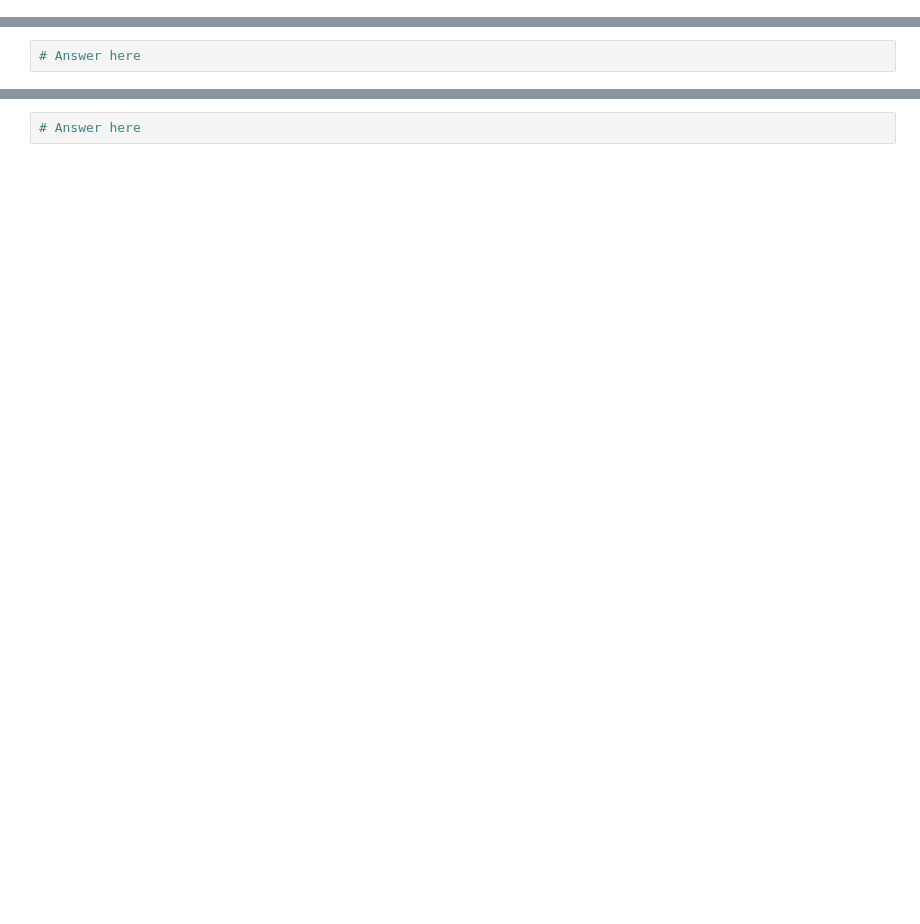
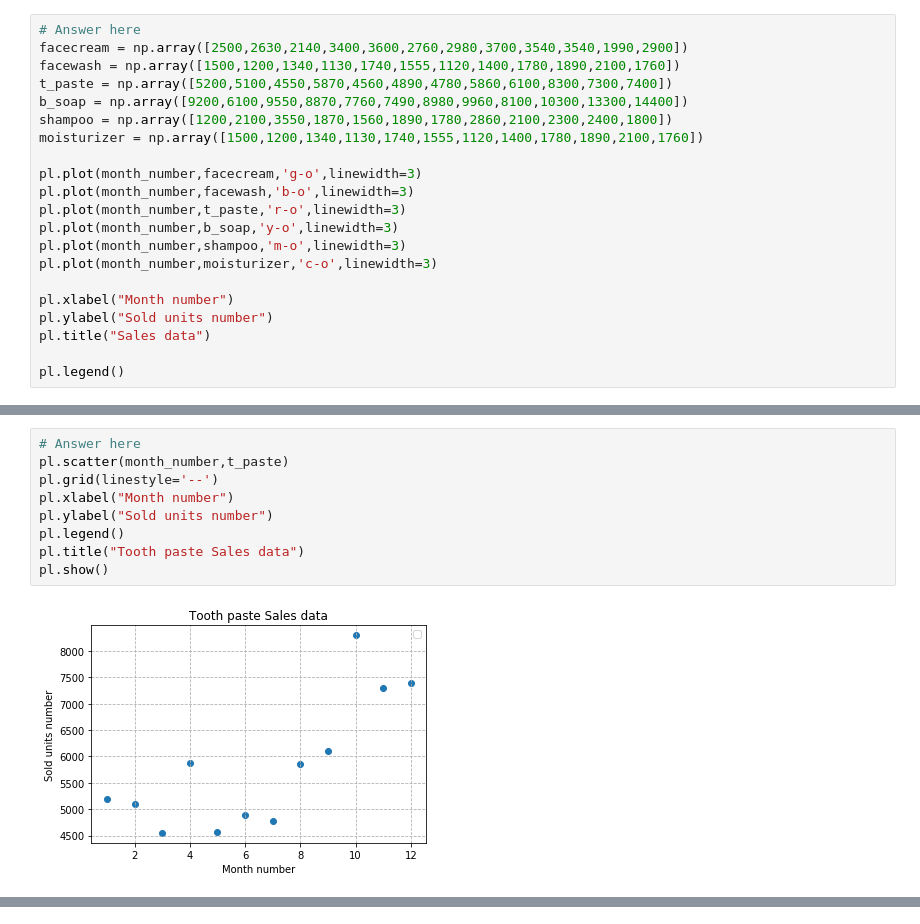
Before and after one commit to MphoSaba/MPHO, a Jupyter notebook: g17s0815ProblemSet6_ipynb_txt.ipynb, the cells around one changed output, grey strips where cells are left out. Cells and saved outputs as stored; diff of their text form; blank space fills up the shorter version.

```diff
--- a/g17s0815ProblemSet6_ipynb_txt.ipynb
+++ b/g17s0815ProblemSet6_ipynb_txt.ipynb
@@ -78,0 +91,21 @@ The graph should look like this:
+# %%
+# Answer here
+facecream = np.array([2500,2630,2140,3400,3600,2760,2980,3700,3540,3540,1990,2900])
+facewash = np.array([1500,1200,1340,1130,1740,1555,1120,1400,1780,1890,2100,1760])
+t_paste = np.array([5200,5100,4550,5870,4560,4890,4780,5860,6100,8300,7300,7400])
+b_soap = np.array([9200,6100,9550,8870,7760,7490,8980,9960,8100,10300,13300,14400])
+shampoo = np.array([1200,2100,3550,1870,1560,1890,1780,2860,2100,2300,2400,1800])
+moisturizer = np.array([1500,1200,1340,1130,1740,1555,1120,1400,1780,1890,2100,1760])
+
+pl.plot(month_number,facecream,'g-o',linewidth=3)
+pl.plot(month_number,facewash,'b-o',linewidth=3)
+pl.plot(month_number,t_paste,'r-o',linewidth=3)
+pl.plot(month_number,b_soap,'y-o',linewidth=3)
+pl.plot(month_number,shampoo,'m-o',linewidth=3)
+pl.plot(month_number,moisturizer,'c-o',linewidth=3)
+
+pl.xlabel("Month number")
+pl.ylabel("Sold units number")
+pl.title("Sales data")
+
+pl.legend()
@@ -82,13 +118,20 @@ Also, add a grid in the plot. gridline style should "–".
 
 The scatter plot should look like this:
 <img src="Q4.png">
-# %%
-# Answer here
+# %%
+# Answer here
+pl.scatter(month_number,t_paste)
+pl.grid(linestyle='--')
+pl.xlabel("Month number")
+pl.ylabel("Sold units number")
+pl.legend()
+pl.title("Tooth paste Sales data")
+pl.show()
+# %% [output]
+[figure, added]
 # %% [markdown]
 ### Question 5: Read face cream and facewash product sales data and show it using the bar chart
 Bar chart should display the number of units sold per month for each product. Add a separate bar for each product in the same chart.
 
 The bar chart should look like this:
 <img src="Q5.png">
-# %%
-# Answer here
```
Also changed, not shown: parts of 6 cells of this notebook.
